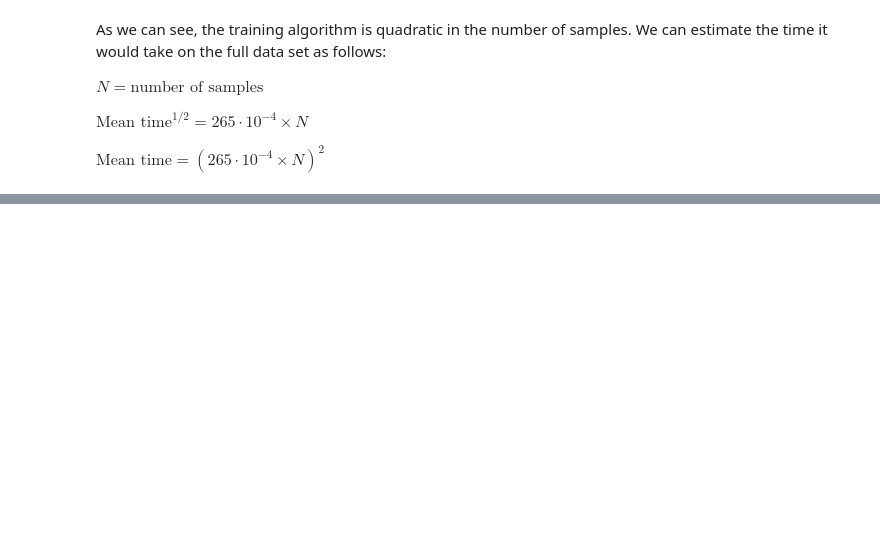
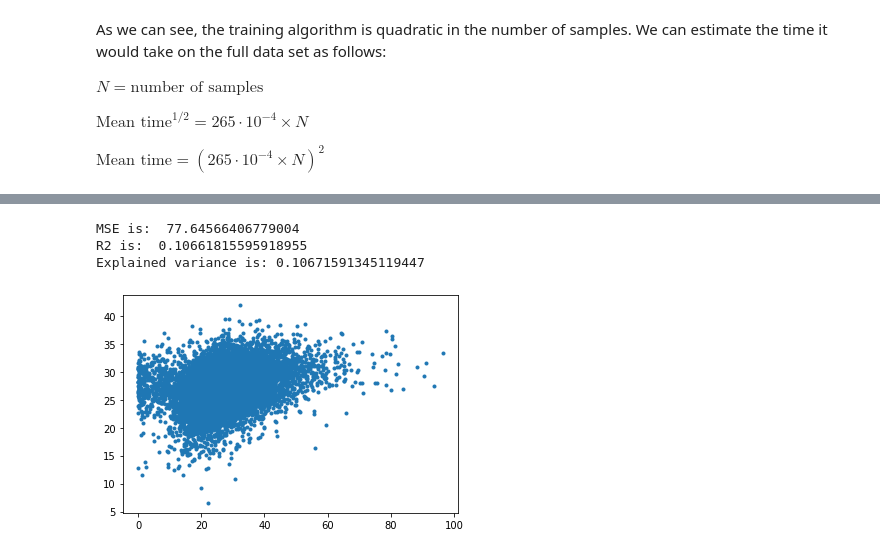
Before and after one commit to abramschon/accel, a Jupyter notebook: notebooks/svm.ipynb, the cells around one changed output, grey strips where cells are left out. Saved outputs shown, nothing was run; the diff lists cells and outputs as text; code cells hidden in the pictures; blank space fills up the shorter version.

```diff
--- a/notebooks/svm.ipynb
+++ b/notebooks/svm.ipynb
@@ -148,0 +219,5 @@ KeyboardInterrupt:
+# %%
+X_train, X_val, X_test, y_train, y_val, y_test, means_modes = prep_data(DATA_DIR / "shared/reduced-cohort.csv",
+                                                                        [PHYSICAL, DIETARY, SOCIO],
+                                                                        normalise = True,
+                                                                        one_hot = True)
@@ -148,0 +226,5 @@ KeyboardInterrupt:
+# %%
+clf = svm.LinearSVR(loss='squared_epsilon_insensitive', dual=False)
+start = time()
+clf.fit(X_train, y_train) #train model and time
+time() - start
@@ -148,0 +233,3 @@ KeyboardInterrupt:
+# %%
+clf = model_tune(svm.LinearSVR(loss='squared_epsilon_insensitive', dual=False, random_state=42),
+                 params, X_train, y_train, 20)
@@ -148,0 +259,9 @@ KeyboardInterrupt:
+# %%
+y_pred = clf.predict(X_val)
+plt.plot(y_val,y_pred, ".")
+score(y_val, y_pred)
+# %% [output]
+MSE is:  77.64566406779004
+R2 is:  0.10661815595918955
+Explained variance is: 0.10671591345119447
+[figure, added]
```
Also changed, not shown: parts of 38 cells of this notebook.
